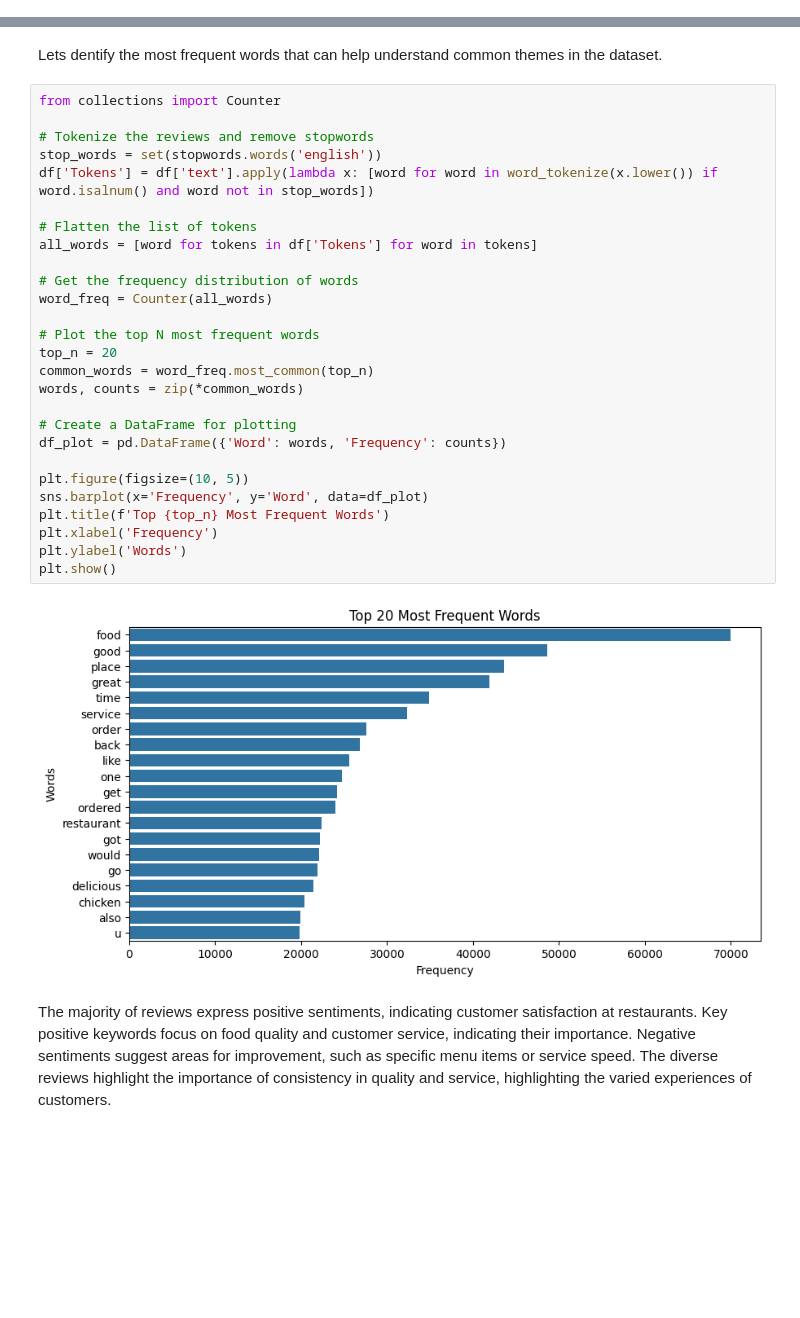
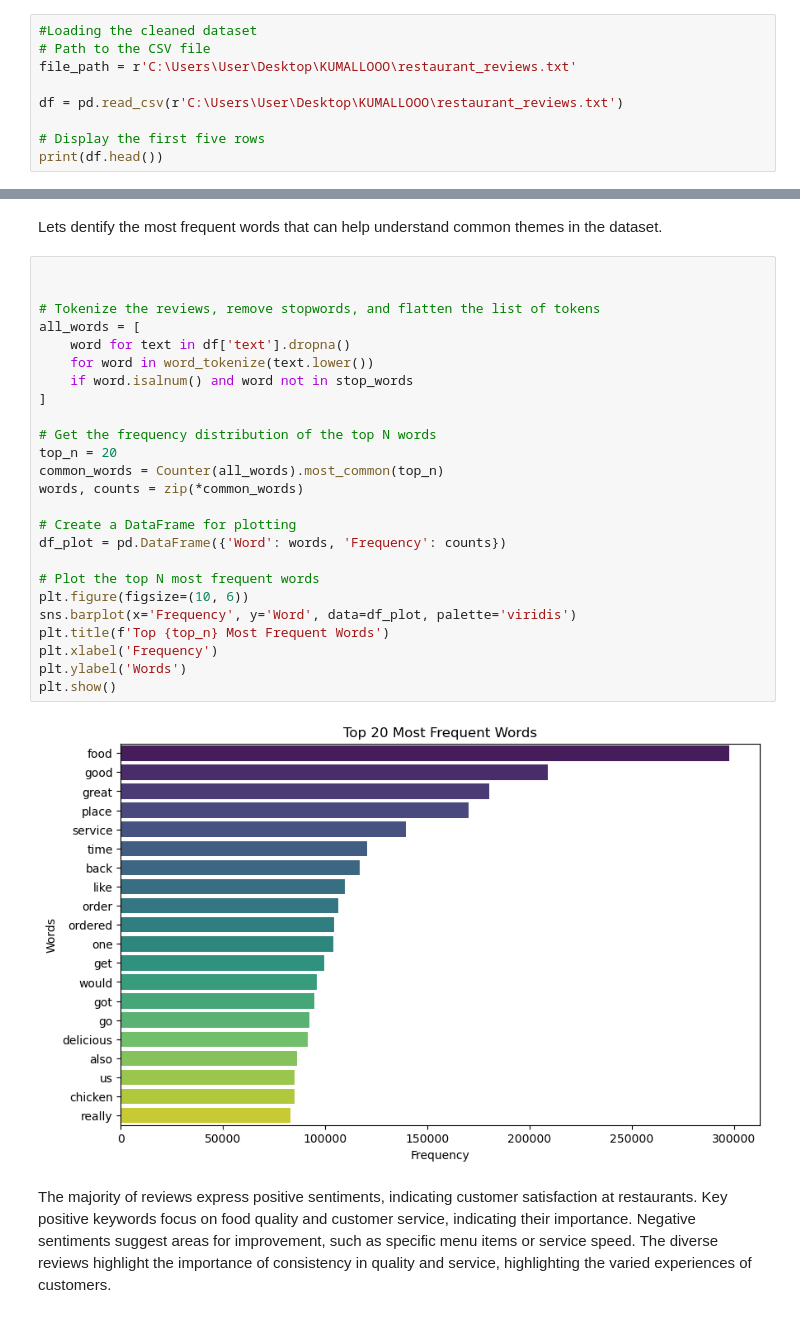
Before and after one commit to ggeorgekkariuki/Sentiment-Analysis, a Jupyter notebook: index.ipynb, the cells around one changed output, grey strips where cells are left out. Drawn from its saved outputs; the diff is of its cells as text; blank space fills up the shorter version.

```diff
--- a/index.ipynb
+++ b/index.ipynb
@@ -153,0 +270,9 @@ df['text'] = df['text'].apply(lambda x: ' '.join([lemmatizer.lemmatize(word) for
+# %%
+#Loading the cleaned dataset
+# Path to the CSV file
+file_path = r'C:\Users\User\Desktop\KUMALLOOO\restaurant_reviews.txt'
+
+df = pd.read_csv(r'C:\Users\User\Desktop\KUMALLOOO\restaurant_reviews.txt')
+
+# Display the first five rows
+print(df.head())
@@ -285,33 +457,31 @@ The presence of numerous outliers in all three plots indicates that while most r
 # %% [markdown]
 Lets dentify the most frequent words that can help understand common themes in the dataset.
 # %%
-from collections import Counter
 
-# Tokenize the reviews and remove stopwords
-stop_words = set(stopwords.words('english'))
-df['Tokens'] = df['text'].apply(lambda x: [word for word in word_tokenize(x.lower()) if word.isalnum() and word not in stop_words])
 
-# Flatten the list of tokens
-all_words = [word for tokens in df['Tokens'] for word in tokens]
+# Tokenize the reviews, remove stopwords, and flatten the list of tokens
+all_words = [
+    word for text in df['text'].dropna()
+    for word in word_tokenize(text.lower())
+    if word.isalnum() and word not in stop_words
+]
 
-# Get the frequency distribution of words
-word_freq = Counter(all_words)
-
-# Plot the top N most frequent words
+# Get the frequency distribution of the top N words
 top_n = 20
-common_words = word_freq.most_common(top_n)
+common_words = Counter(all_words).most_common(top_n)
 words, counts = zip(*common_words)
 
 # Create a DataFrame for plotting
 df_plot = pd.DataFrame({'Word': words, 'Frequency': counts})
 
-plt.figure(figsize=(10, 5))
-sns.barplot(x='Frequency', y='Word', data=df_plot)
+# Plot the top N most frequent words
+plt.figure(figsize=(10, 6))
+sns.barplot(x='Frequency', y='Word', data=df_plot, palette='viridis')
 plt.title(f'Top {top_n} Most Frequent Words')
 plt.xlabel('Frequency')
 plt.ylabel('Words')
 plt.show()
 # %% [output]
-[figure, old version]
+[figure, new version]
 # %% [markdown]
 The majority of reviews express positive sentiments, indicating customer satisfaction at restaurants. Key positive keywords focus on food quality and customer service, indicating their importance. Negative sentiments suggest areas for improvement, such as specific menu items or service speed. The diverse reviews highlight the importance of consistency in quality and service, highlighting the varied experiences of customers.
```
Also changed, not shown: parts of 44 cells of this notebook.
